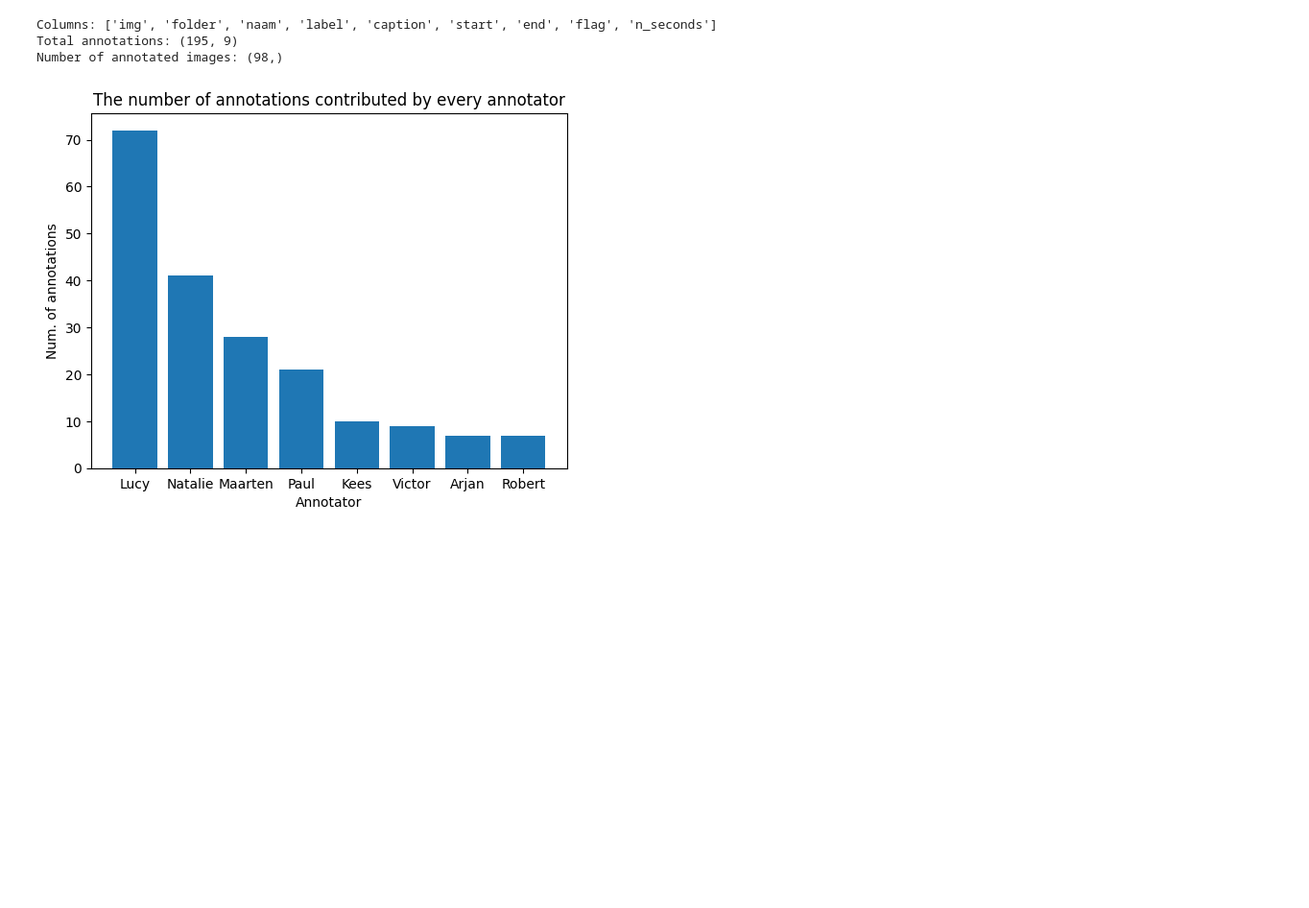
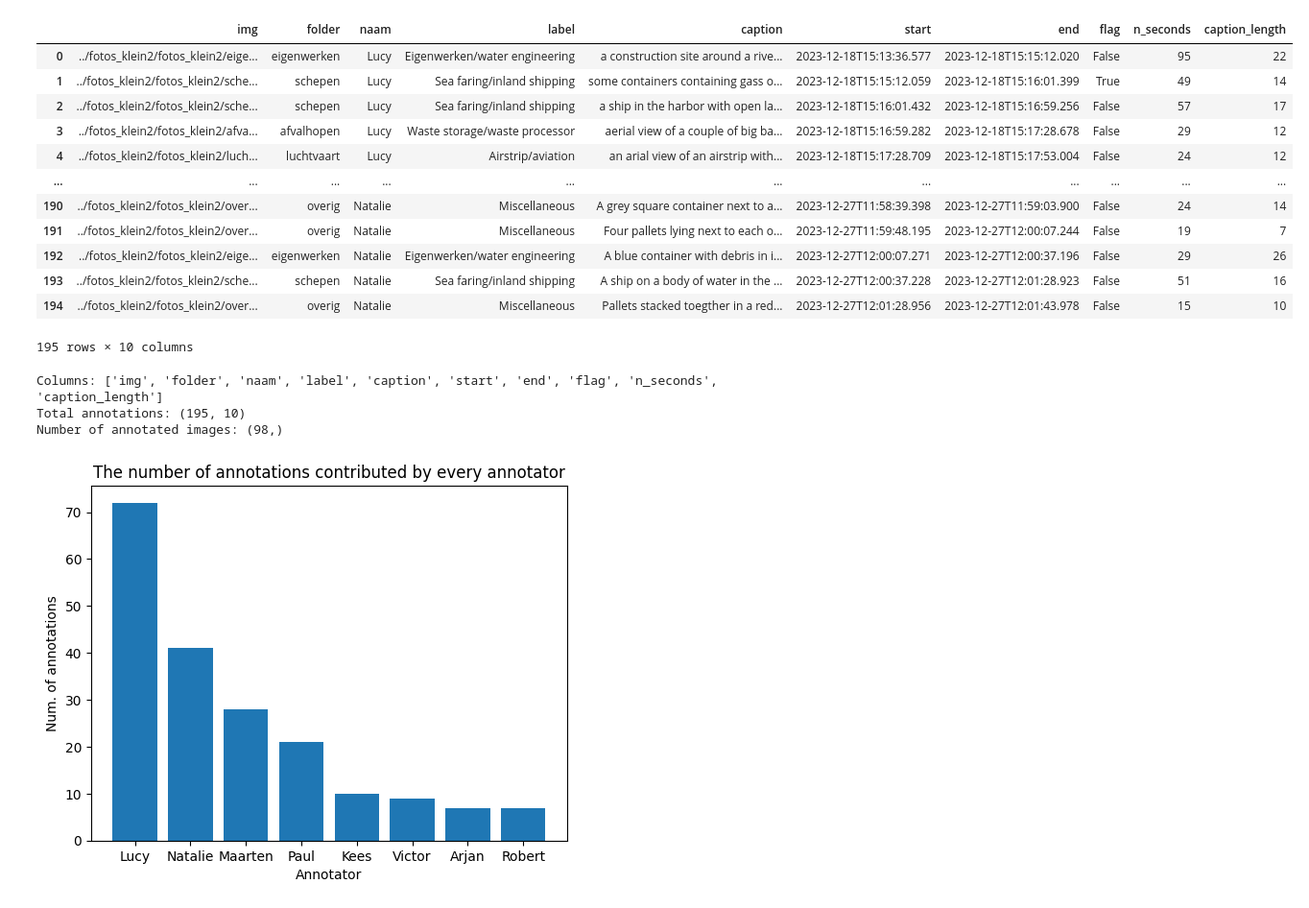
Before and after one commit to nataliehh/thesis2023-2024, a Jupyter notebook: ILT_data_analysis.ipynb, the cells around one changed output. Shown at 96% size. Cells and saved outputs as stored; diff of their text form; code cells hidden in the pictures; blank space fills up the shorter version.

```diff
--- a/ILT_data_analysis.ipynb
+++ b/ILT_data_analysis.ipynb
@@ -1,18 +1,35 @@
 # %%
 import pandas as pd
 import matplotlib.pyplot as plt
 import numpy as np
+import re
 
 annotation_path = './data/ILT_data/ILT_data_annotations.csv'
 df = pd.read_csv(annotation_path, index_col = 0)
-# display(df)
+
+# Caption length is computed based on a crude tokenization of the caption
+df['caption_length'] = df['caption'].map(lambda x: len(re.split(r'[\s,.]', x)))
+display(df)
 print('Columns:', df.columns.tolist())
 print('Total annotations:', df.shape)
 print('Number of annotated images:', df['img'].unique().shape)
 # %% [output]
+|  | img | folder | naam | label | caption | start | end | flag | n_seconds | caption_length |
+| 0 | ../fotos_klein2/fotos_klein2/eige... | eigenwerken | Lucy | Eigenwerken/water engineering | a construction site around a rive... | 2023-12-18T15:13:36.577 | 2023-12-18T15:15:12.020 | False | 95 | 22 |
+| 1 | ../fotos_klein2/fotos_klein2/sche... | schepen | Lucy | Sea faring/inland shipping | some containers containing gass o... | 2023-12-18T15:15:12.059 | 2023-12-18T15:16:01.399 | True | 49 | 14 |
+| 2 | ../fotos_klein2/fotos_klein2/sche... | schepen | Lucy | Sea faring/inland shipping | a ship in the harbor with open la... | 2023-12-18T15:16:01.432 | 2023-12-18T15:16:59.256 | False | 57 | 17 |
+| 3 | ../fotos_klein2/fotos_klein2/afva... | afvalhopen | Lucy | Waste storage/waste processor | aerial view of a couple of big ba... | 2023-12-18T15:16:59.282 | 2023-12-18T15:17:28.678 | False | 29 | 12 |
+| 4 | ../fotos_klein2/fotos_klein2/luch... | luchtvaart | Lucy | Airstrip/aviation | an arial view of an airstrip with... | 2023-12-18T15:17:28.709 | 2023-12-18T15:17:53.004 | False | 24 | 12 |
+| ... | ... | ... | ... | ... | ... | ... | ... | ... | ... | ... |
+| 190 | ../fotos_klein2/fotos_klein2/over... | overig | Natalie | Miscellaneous | A grey square container next to a... | 2023-12-27T11:58:39.398 | 2023-12-27T11:59:03.900 | False | 24 | 14 |
+| 191 | ../fotos_klein2/fotos_klein2/over... | overig | Natalie | Miscellaneous | Four pallets lying next to each o... | 2023-12-27T11:59:48.195 | 2023-12-27T12:00:07.244 | False | 19 | 7 |
+| 192 | ../fotos_klein2/fotos_klein2/eige... | eigenwerken | Natalie | Eigenwerken/water engineering | A blue container with debris in i... | 2023-12-27T12:00:07.271 | 2023-12-27T12:00:37.196 | False | 29 | 26 |
+| 193 | ../fotos_klein2/fotos_klein2/sche... | schepen | Natalie | Sea faring/inland shipping | A ship on a body of water in the ... | 2023-12-27T12:00:37.228 | 2023-12-27T12:01:28.923 | False | 51 | 16 |
+| 194 | ../fotos_klein2/fotos_klein2/over... | overig | Natalie | Miscellaneous | Pallets stacked toegther in a red... | 2023-12-27T12:01:28.956 | 2023-12-27T12:01:43.978 | False | 15 | 10 |
-Columns: ['img', 'folder', 'naam', 'label', 'caption', 'start', 'end', 'flag', 'n_seconds']
-Total annotations: (195, 9)
-Number of annotated images: (98,)
+195 rows × 10 columns
+Columns: ['img', 'folder', 'naam', 'label', 'caption', 'start', 'end', 'flag', 'n_seconds', 'caption_length']
+Total annotations: (195, 10)
+Number of annotated images: (98,)
 # %%
 def get_stats(lst, rounded = -1):
     stats_dict = {
```
Also changed, not shown: parts of 2 cells of this notebook, 8 other files.
